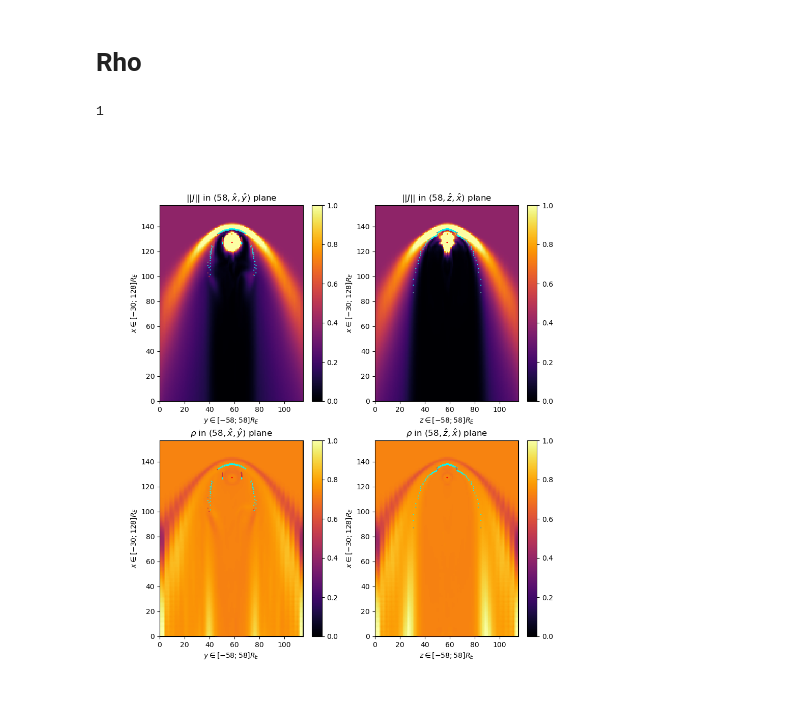
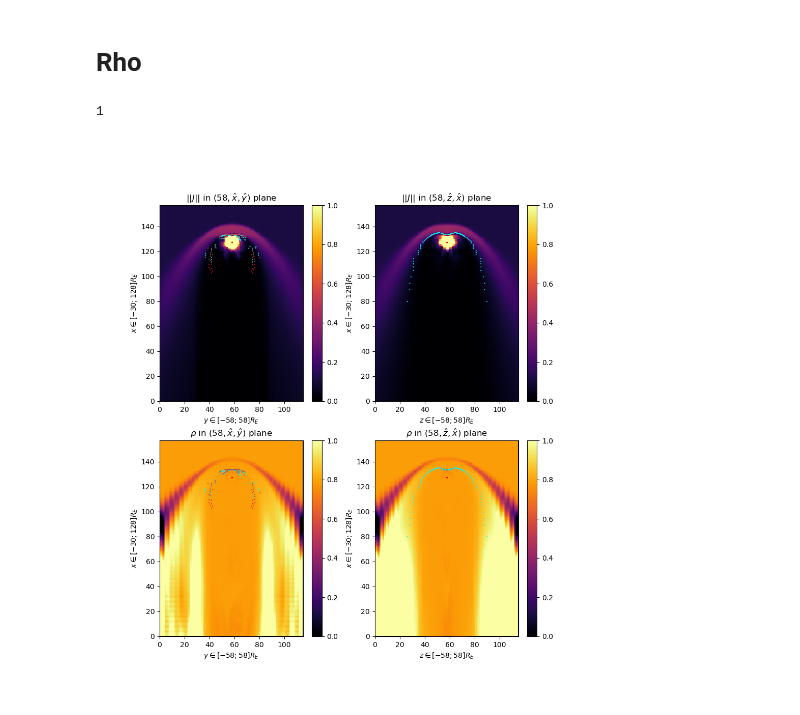
Before and after one commit to Arneaj/CUSP, a Jupyter notebook: python/visualization.ipynb, the cells around one changed output. Saved outputs shown, nothing was run; the diff lists cells and outputs as text; code cells hidden in the pictures.

Commit message:
other visualisation where you can see the bowshock even better as a proof of concept. will try to implement this in C++

```diff
--- a/python/visualization.ipynb
+++ b/python/visualization.ipynb
@@ -159,10 +159,10 @@ R = np.maximum( np.sqrt( X*X + Y*Y + Z*Z ), 1e-3 )
 
 d_rho_x, d_rho_y, d_rho_z = get_gradients( rho[:,:,:,0] )
 
-d_rho_r = (d_rho_x*X + d_rho_y*Y + d_rho_z*Z) * R**2 #np.sqrt( d_rho_x**2 + d_rho_y**2 + d_rho_z**2 ) # / rho[:,:,:,0]
+d_rho_r = (d_rho_x*X + d_rho_y*Y + d_rho_z*Z) * R**3 #np.sqrt( d_rho_x**2 + d_rho_y**2 + d_rho_z**2 ) # / rho[:,:,:,0]
 
 rho = (rho - np.min(rho))/(3e-20 - np.min(rho))
-d_rho_r = (d_rho_r - np.min(d_rho_r)*0.02)/(np.max(d_rho_r)*0.5 - np.min(d_rho_r)*0.02)
+d_rho_r = (d_rho_r - np.min(d_rho_r)*0.003)/(np.max(d_rho_r)*0.001 - np.min(d_rho_r)*0.003)
 # J_norm = (J_norm - np.min(J_norm))/(3e-9 - np.min(J_norm))
 
 # d_rho = 1 - d_rho
@@ -213,31 +213,31 @@ axes[1,0].set(ylabel=r"$x \in [-30; 128] R_E$", xlabel=r"$y \in [-58; 58] R_E$")
 
 axes[1,1].set_xlim(0, rho.shape[2]-1)
 axes[1,1].set_ylim(0, rho.shape[0]-1)
 axes[1,1].set(ylabel=r"$x \in [-30; 128] R_E$", xlabel=r"$z \in [-58; 58] R_E$")
 
 
 X_ip = rho.shape[0] - earth_pos[0] + interest_points_r * np.cos(interest_points_theta)
 Y_ip = earth_pos[1] + interest_points_r * np.sin(interest_points_theta) * np.sin(interest_points_phi)
 Z_ip = earth_pos[2] + interest_points_r * np.sin(interest_points_theta) * np.cos(interest_points_phi)
 
 epsilon = 1
 
 xy_points_x = X_ip[ np.abs(Z_ip - iy) < epsilon ]
 xy_points_y = Y_ip[ np.abs(Z_ip - iy) < epsilon ]
 xy_c = interest_points_w[ np.abs(Z_ip - iy) < epsilon ]
 
 xz_points_x = X_ip[ np.abs(Y_ip - iy) < epsilon ]
 xz_points_z = Z_ip[ np.abs(Y_ip - iy) < epsilon ]
 xz_c = interest_points_w[ np.abs(Y_ip - iy) < epsilon ]
 
 
 axes[0,0].scatter( xy_points_y, xy_points_x, s=0.3, c=xy_c )
 axes[0,1].scatter( xz_points_z, xz_points_x, s=0.3, c=xz_c )
 
 axes[1,0].scatter( xy_points_y, xy_points_x, s=0.3, c=xy_c )
 axes[1,1].scatter( xz_points_z, xz_points_x, s=0.3, c=xz_c )
 
 epsilon
 # %% [output]
 1
-[figure, old version]
+[figure, new version]
```
